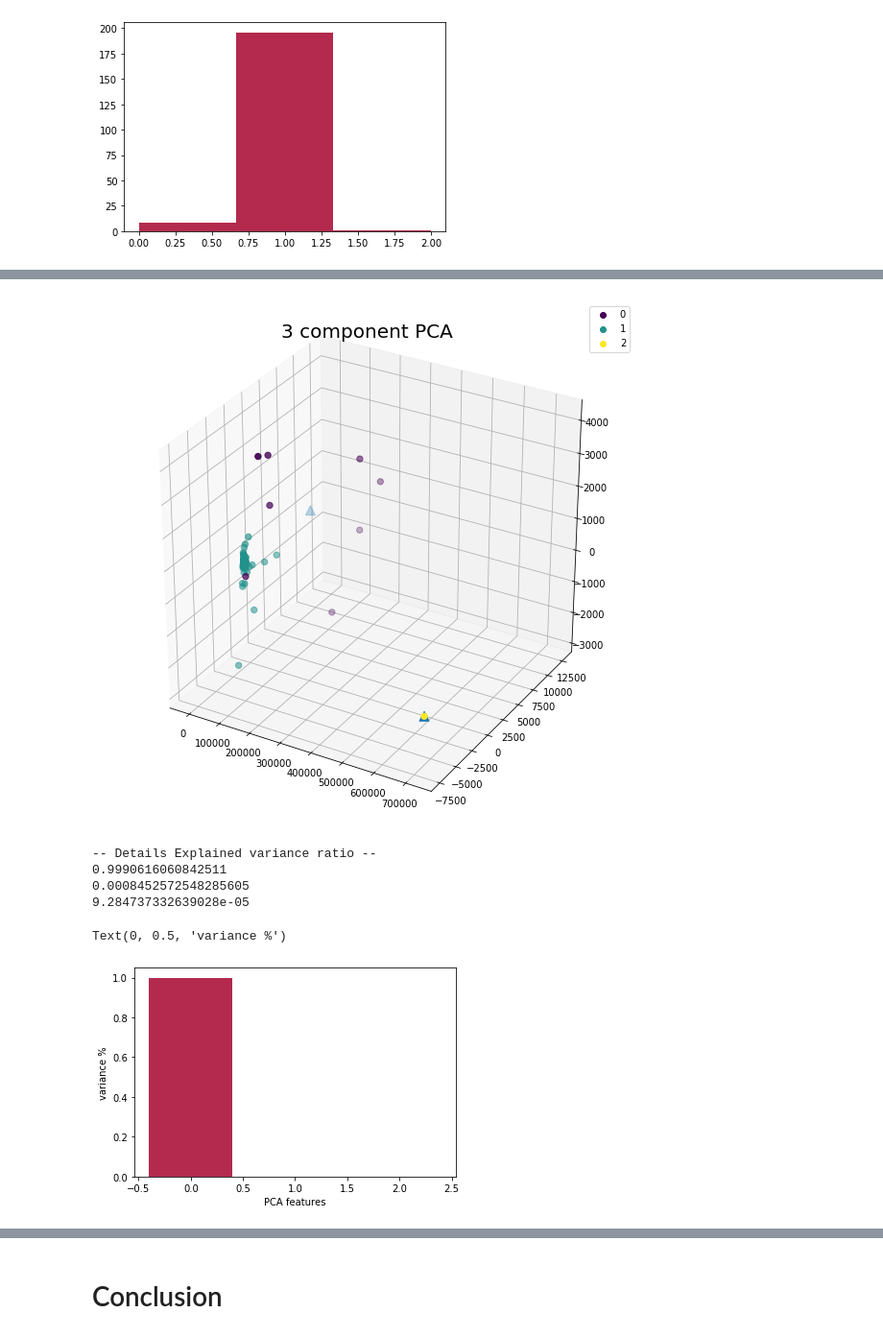
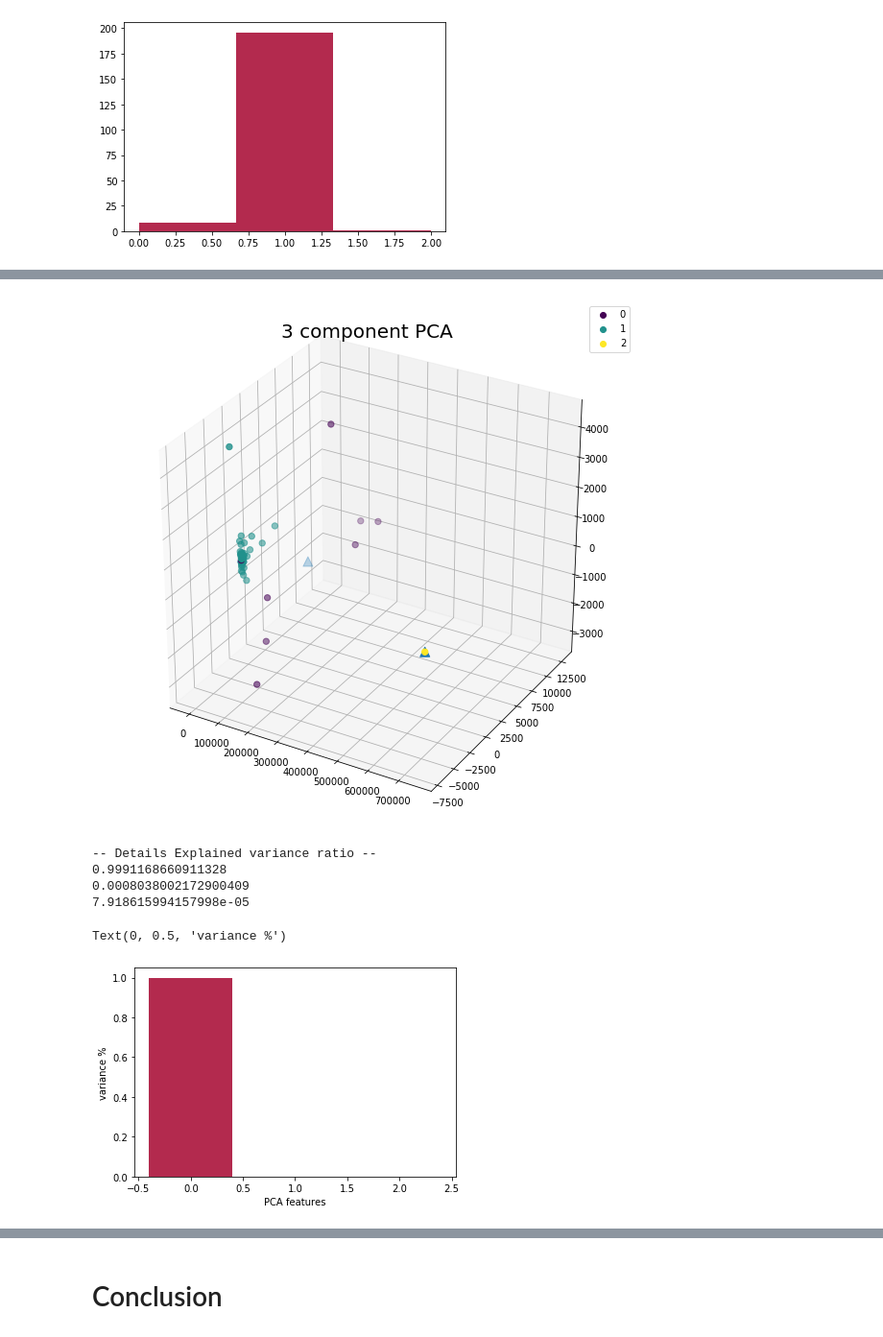
Before and after one commit to Nico-Facto/Covid-19, a Jupyter notebook: 02-Clustering-World.ipynb, the cells around one changed output, grey strips where cells are left out. Shown: that part at 96% size. Cells and saved outputs as stored; diff of their text form; code cells hidden in the pictures.

```diff
--- a/02-Clustering-World.ipynb
+++ b/02-Clustering-World.ipynb
@@ -140,39 +140,39 @@ reduced_features = pca.fit_transform(X)
 
 # reduce the cluster centers to 2D
 reduced_cluster_centers = pca.transform(model.cluster_centers_)
 
 d=model.predict(X)
 f = reduced_cluster_centers[:, 0]
 g = reduced_cluster_centers[:, 1]
 h = reduced_cluster_centers[:,2]
 
 x = reduced_features[:, 0]
 y = reduced_features[:, 1]
 z = reduced_features[:, 2]
 
 targets = ['0', '1', '2'] ## a way to factorize this ??
 
-scatter = ax.scatter(j,k,l, s=40, c=d)
+scatter = ax.scatter(x,y,z, s=40, c=d)
 ax.scatter(f,g,h, marker="^", s=100, cmap=s_color)
 ax.legend(handles=scatter.legend_elements()[0], labels=targets)
 ax.grid()
 plt.show()
 
 print("-- Details Explained variance ratio --")
 for i in pca.explained_variance_ratio_:
     print(i)
 
 # Plot the explained variances
 features = range(pca.n_components_)
 plt.bar(features, pca.explained_variance_ratio_, color=s_color)
 plt.xlabel('PCA features')
 plt.ylabel('variance %')
 # %% [output]
-[figure, old version]
+[figure, new version]
 -- Details Explained variance ratio --
-0.9990616060842511
-0.0008452572548285605
-9.284737332639028e-05
+0.9991168660911328
+0.0008038002172900409
+7.918615994157998e-05
 Text(0, 0.5, 'variance %')
 [figure]
 # %%
```
Also changed, not shown: parts of 8 cells of this notebook, 1 other file.
